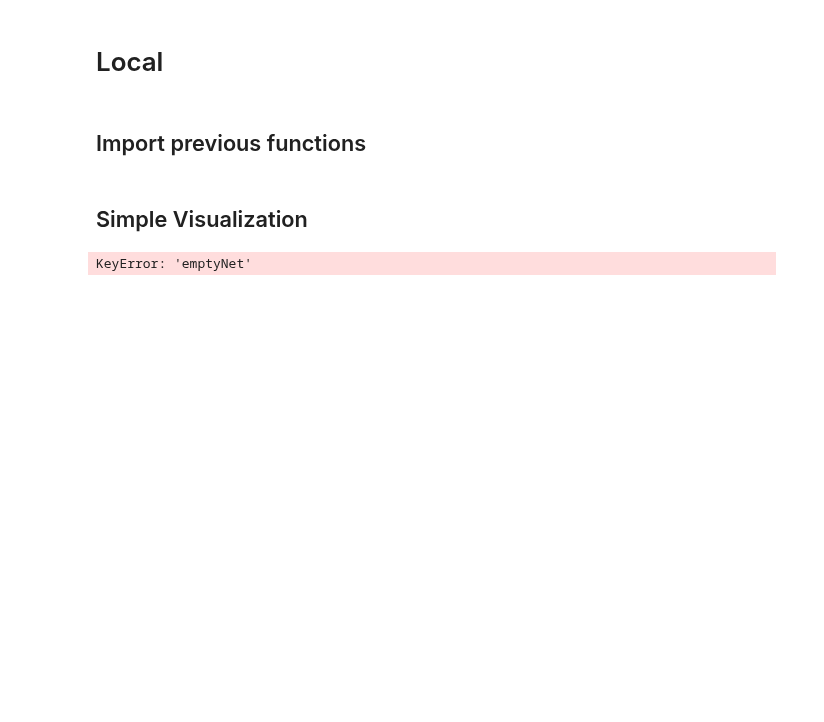
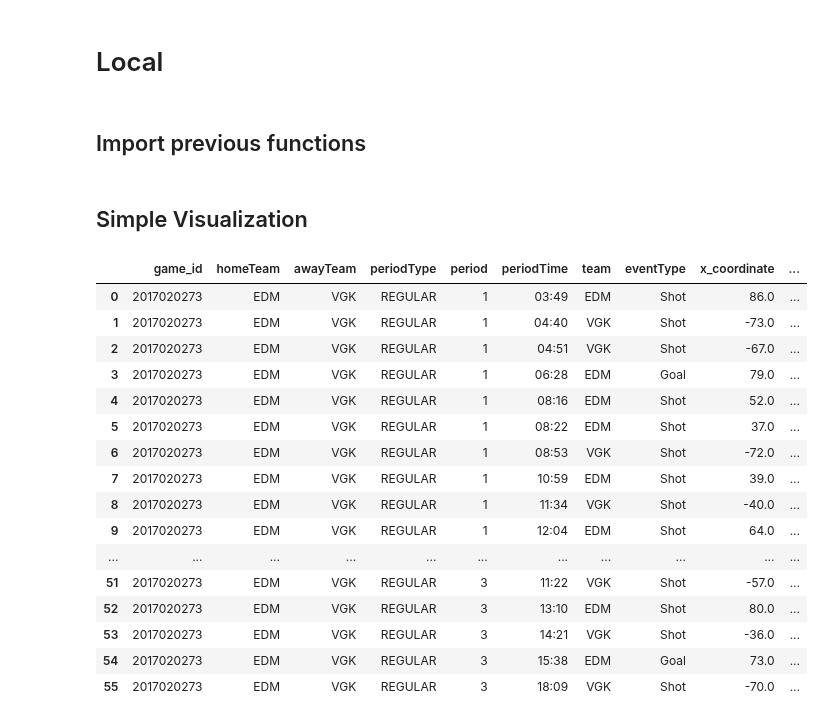
Before and after one commit to K-kiron/NHL-Analysis, a Jupyter notebook: Milestone1/visualizations/simple_visualization.ipynb, the cells around one changed output. Drawn from its saved outputs; the diff is of its cells as text; code cells hidden in the pictures; blank space fills up the shorter version.

```diff
--- a/Milestone1/visualizations/simple_visualization.ipynb
+++ b/Milestone1/visualizations/simple_visualization.ipynb
@@ -33,10 +28,26 @@ from features.tidy_data import tidy_data
 # %% [markdown]
 ## Simple Visualization
 # %%
-df = tidy_data(DATA_PATH, 2017, 'regular', 2017021050)
+df = tidy_data(DATA_PATH, 2017, 'regular', 2017020273)
 df
 # %% [output]
-KeyError: 'emptyNet'
+|  | game_id | homeTeam | awayTeam | periodType | period | periodTime | team | eventType | x_coordinate | ... |
+| 0 | 2017020273 | EDM | VGK | REGULAR | 1 | 03:49 | EDM | Shot | 86.0 | ... |
+| 1 | 2017020273 | EDM | VGK | REGULAR | 1 | 04:40 | VGK | Shot | -73.0 | ... |
+| 2 | 2017020273 | EDM | VGK | REGULAR | 1 | 04:51 | VGK | Shot | -67.0 | ... |
+| 3 | 2017020273 | EDM | VGK | REGULAR | 1 | 06:28 | EDM | Goal | 79.0 | ... |
+| 4 | 2017020273 | EDM | VGK | REGULAR | 1 | 08:16 | EDM | Shot | 52.0 | ... |
+| 5 | 2017020273 | EDM | VGK | REGULAR | 1 | 08:22 | EDM | Shot | 37.0 | ... |
+| 6 | 2017020273 | EDM | VGK | REGULAR | 1 | 08:53 | VGK | Shot | -72.0 | ... |
+| 7 | 2017020273 | EDM | VGK | REGULAR | 1 | 10:59 | EDM | Shot | 39.0 | ... |
+| 8 | 2017020273 | EDM | VGK | REGULAR | 1 | 11:34 | VGK | Shot | -40.0 | ... |
+| 9 | 2017020273 | EDM | VGK | REGULAR | 1 | 12:04 | EDM | Shot | 64.0 | ... |
+| ... | ... | ... | ... | ... | ... | ... | ... | ... | ... | ... |
+| 51 | 2017020273 | EDM | VGK | REGULAR | 3 | 11:22 | VGK | Shot | -57.0 | ... |
+| 52 | 2017020273 | EDM | VGK | REGULAR | 3 | 13:10 | EDM | Shot | 80.0 | ... |
+| 53 | 2017020273 | EDM | VGK | REGULAR | 3 | 14:21 | VGK | Shot | -36.0 | ... |
+| 54 | 2017020273 | EDM | VGK | REGULAR | 3 | 15:38 | EDM | Goal | 73.0 | ... |
+| 55 | 2017020273 | EDM | VGK | REGULAR | 3 | 18:09 | VGK | Shot | -70.0 | ... |
 # %%
 json_regex = re.compile(r"(.*)\.json")
 
```
Also changed, not shown: parts of 11 cells of this notebook, 2 other files.
